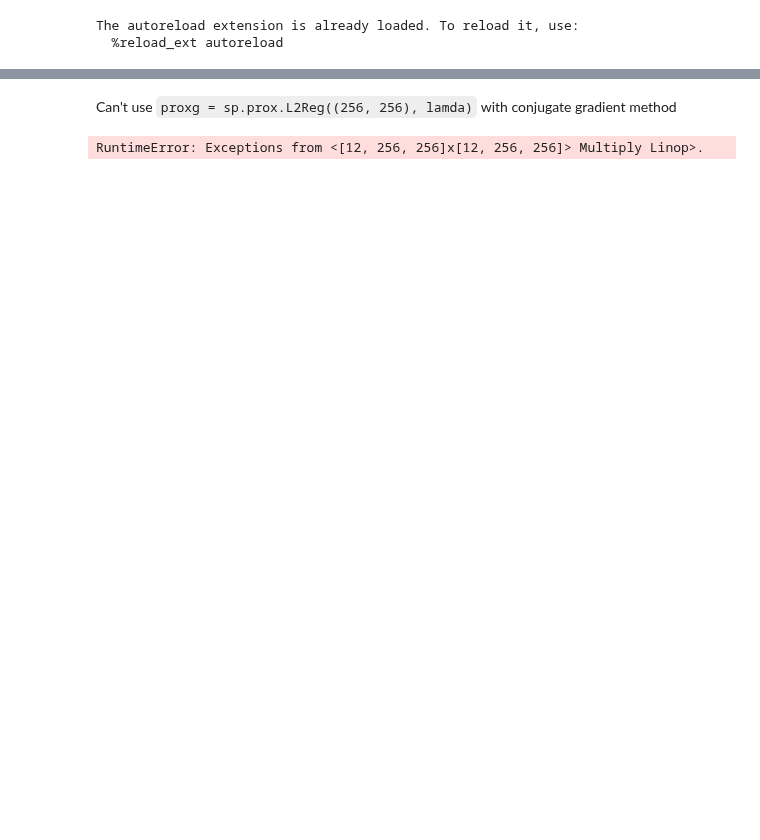
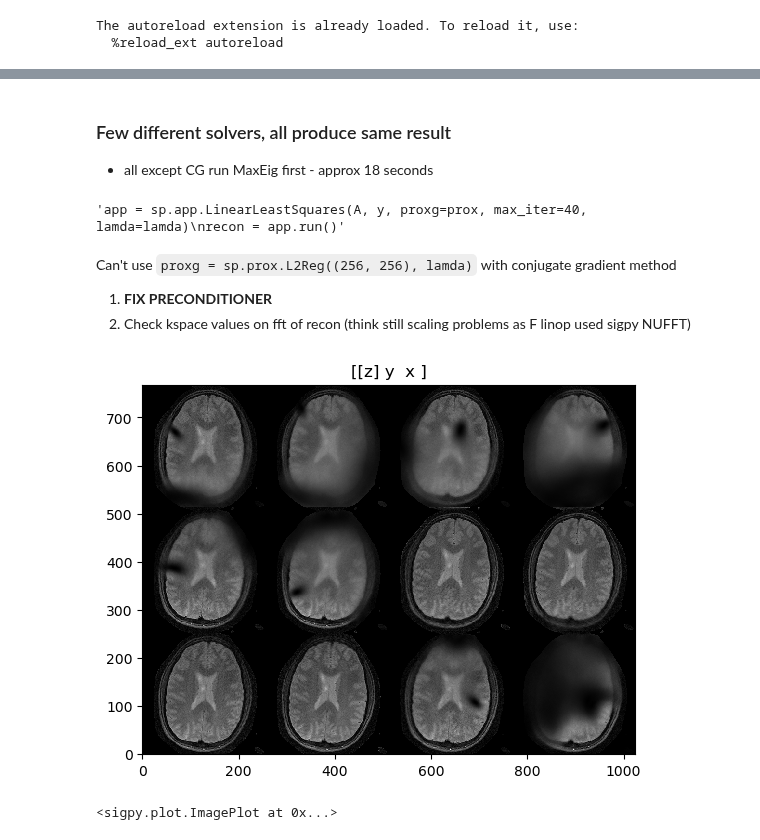
Before and after one commit to aymmulla/MSc-Project-ZTE, a Jupyter notebook: linleastsq.ipynb, the cells around one changed output, grey strips where cells are left out. Drawn from its saved outputs; the diff is of its cells as text; code cells hidden in the pictures; blank space fills up the shorter version.

```diff
--- a/linleastsq.ipynb
+++ b/linleastsq.ipynb
@@ -66,11 +57,21 @@ P.oshape
+# %% [markdown]
+### Few different solvers, all produce same result
+- all except CG run MaxEig first - approx 18 seconds
 # %%
-lamda = 0.005  ## same as sigpy tutorial
+## lamda is same as sigpy tutorial NOTE: Cell currently not working 10/07 730pm
+
+lamda = 0.005
+y = zte_radial_kspace
+
 
 prox = sp.prox.L2Reg((256, 256), lamda)
-
-y = zte_radial_kspace
-
-app = sp.app.LinearLeastSquares(A, y, proxg=prox, max_iter=40, lamda=lamda, P=Precond)
-recon = app.run()
+'''app = sp.app.LinearLeastSquares(A, y, proxg=prox, max_iter=40, lamda=lamda)
+recon = app.run()'''
+# %% [output]
+'app = sp.app.LinearLeastSquares(A, y, proxg=prox, max_iter=40, lamda=lamda)\nrecon = app.run()'
 # %% [markdown]
 Can't use `proxg = sp.prox.L2Reg((256, 256), lamda)` with conjugate gradient method
+
+
+1. __FIX PRECONDITIONER__
+2. Check kspace values on fft of recon (think still scaling problems as F linop used sigpy NUFFT)
@@ -80,6 +78,9 @@ recon = app.run()
 # %%
-app = sp.app.LinearLeastSquares(A, y,solver="ConjugateGradient",max_iter=40,lamda=lamda, P=P)
+app = sp.app.LinearLeastSquares(A, y,solver="ConjugateGradient",max_iter=40,lamda=lamda)
 recon = app.run()
-# %% [output]
-RuntimeError: Exceptions from <[12, 256, 256]x[12, 256, 256]> Multiply Linop>.
+# %%
+pl.ImagePlot(recon, z=0)
+# %% [output]
+[figure, added]
+<sigpy.plot.ImagePlot at 0x...>
 # %%
```
Also changed, not shown: parts of 8 cells of this notebook.
